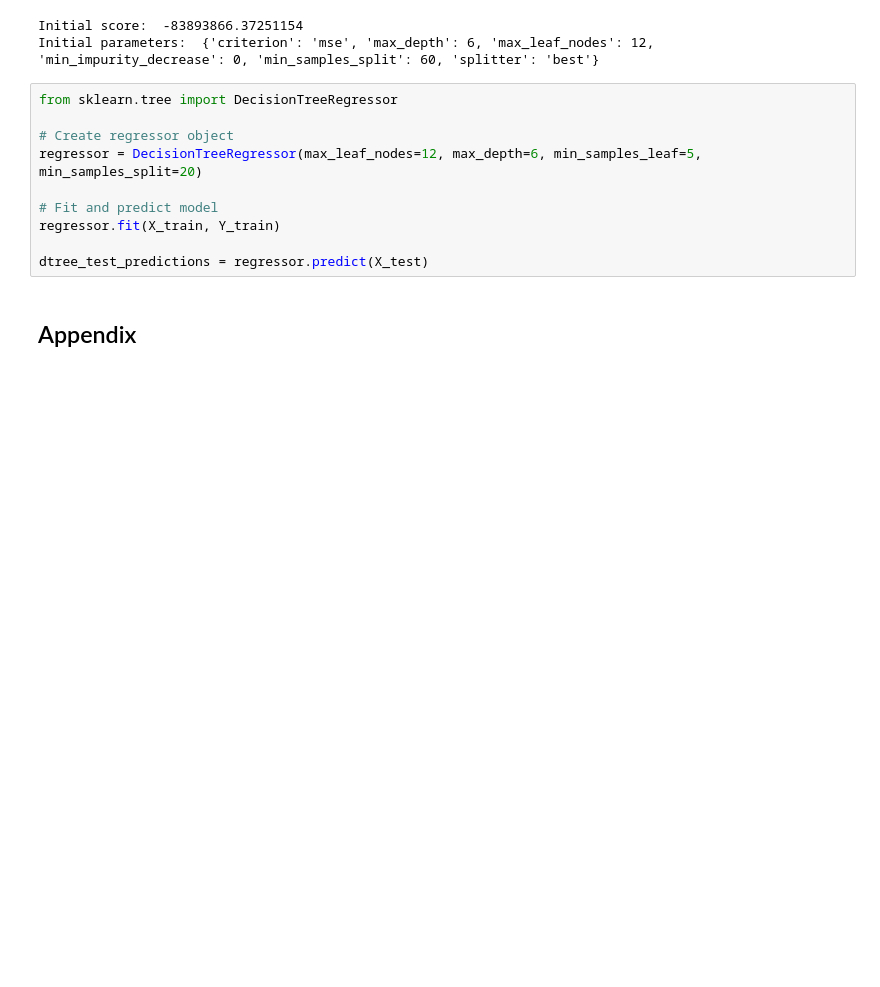
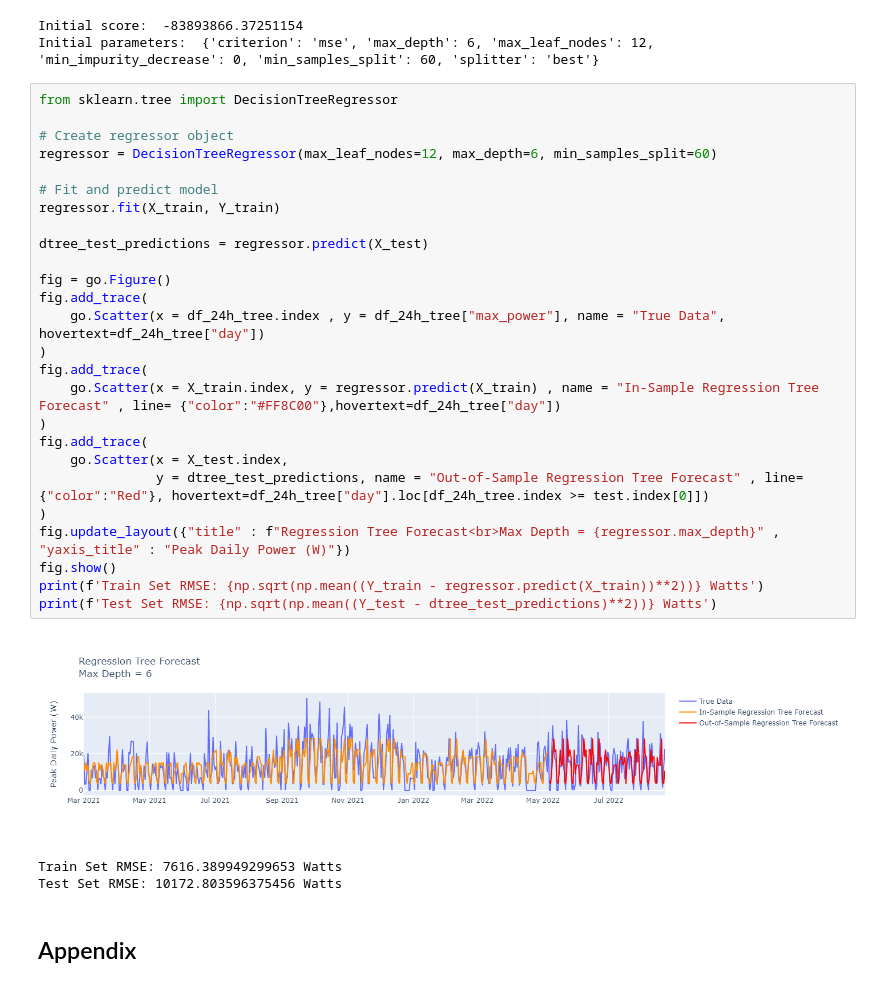
Before and after one commit to winston-edwin-chiong/power-prediction, a Jupyter notebook: Peak Power Data Analysis.ipynb, the cells around one changed output. Saved outputs shown, nothing was run; the diff lists cells and outputs as text; blank space fills up the shorter version.

```diff
--- a/Peak Power Data Analysis.ipynb
+++ b/Peak Power Data Analysis.ipynb
@@ -1147,13 +1147,33 @@ Initial parameters:  {'criterion': 'mse', 'max_depth': 6, 'max_leaf_nodes': 12,
 # %%
 from sklearn.tree import DecisionTreeRegressor
 
 # Create regressor object
-regressor = DecisionTreeRegressor(max_leaf_nodes=12, max_depth=6, min_samples_leaf=5, min_samples_split=20)
+regressor = DecisionTreeRegressor(max_leaf_nodes=12, max_depth=6, min_samples_split=60)
 
 # Fit and predict model
 regressor.fit(X_train, Y_train)
 
 dtree_test_predictions = regressor.predict(X_test)
+
+fig = go.Figure()
+fig.add_trace(
+    go.Scatter(x = df_24h_tree.index , y = df_24h_tree["max_power"], name = "True Data", hovertext=df_24h_tree["day"])
+)
+fig.add_trace(
+    go.Scatter(x = X_train.index, y = regressor.predict(X_train) , name = "In-Sample Regression Tree Forecast" , line= {"color":"#FF8C00"},hovertext=df_24h_tree["day"])
+)
+fig.add_trace(
+    go.Scatter(x = X_test.index,
+               y = dtree_test_predictions, name = "Out-of-Sample Regression Tree Forecast" , line= {"color":"Red"}, hovertext=df_24h_tree["day"].loc[df_24h_tree.index >= test.index[0]])
+)
+fig.update_layout({"title" : f"Regression Tree Forecast<br>Max Depth = {regressor.max_depth}" , "yaxis_title" : "Peak Daily Power (W)"})
+fig.show()
+print(f'Train Set RMSE: {np.sqrt(np.mean((Y_train - regressor.predict(X_train))**2))} Watts')
+print(f'Test Set RMSE: {np.sqrt(np.mean((Y_test - dtree_test_predictions)**2))} Watts')
+# %% [output]
+[figure, added]
+Train Set RMSE: 7616.389949299653 Watts
+Test Set RMSE: 10172.803596375456 Watts
 # %% [markdown]
 ## Appendix
 # %% [markdown]
```
Also changed, not shown: 1 other file.
